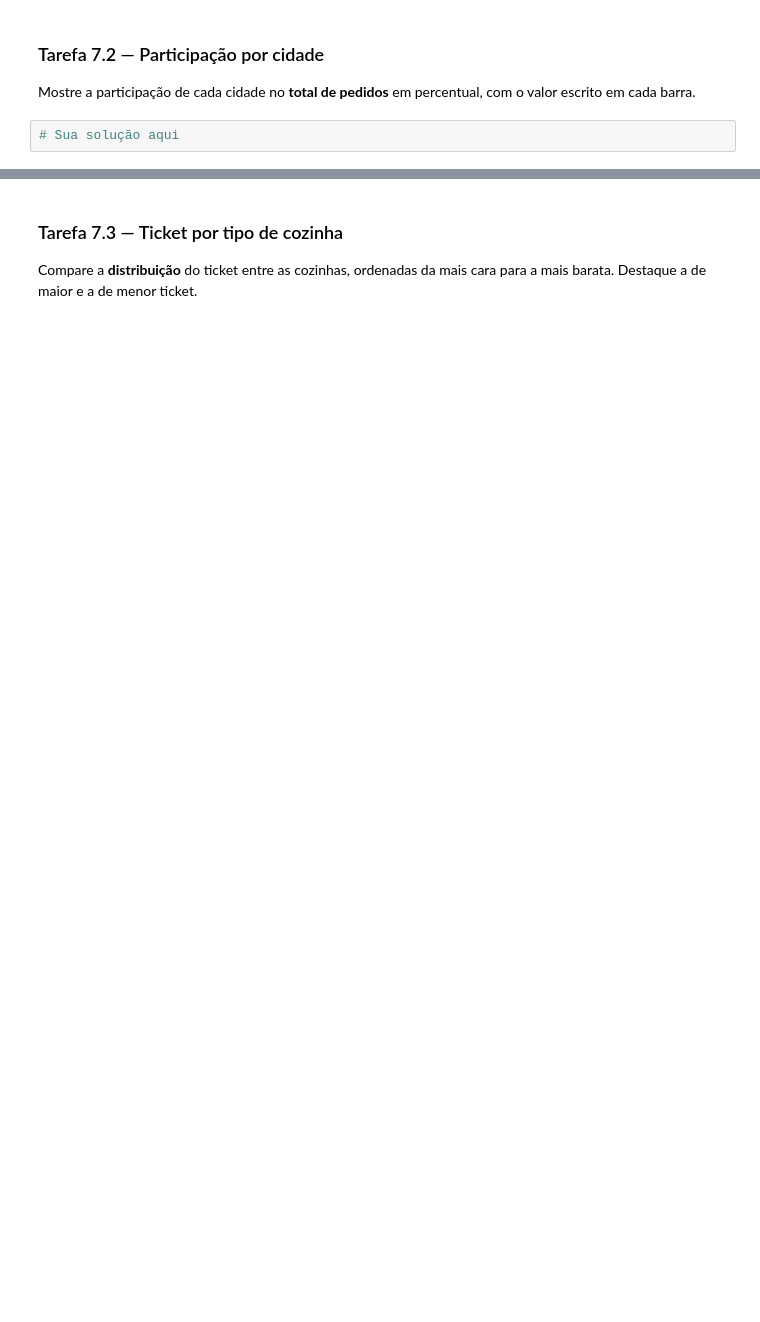
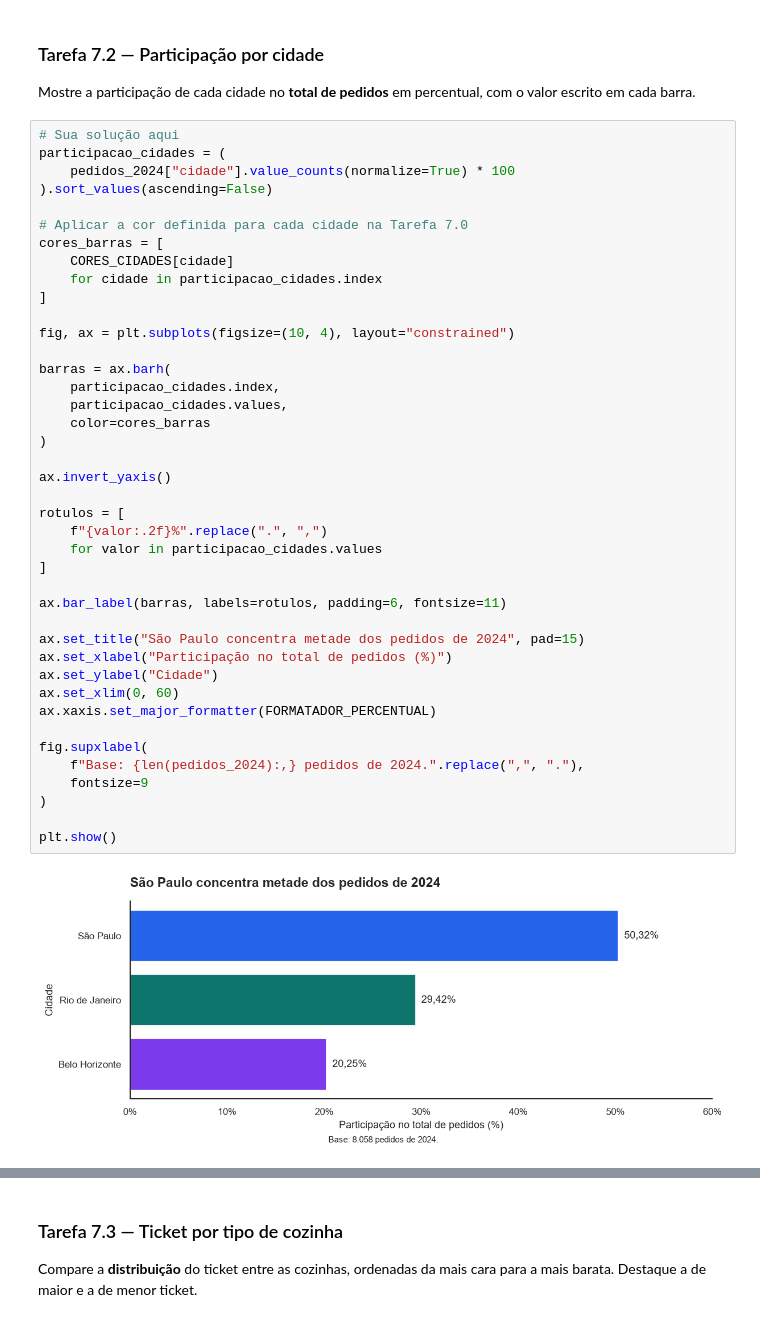
Before and after one commit to deborabaldeznilo/projeto-delivery, a Jupyter notebook: projeto_final.ipynb, the cells around one changed output, grey strips where cells are left out. Drawn from its saved outputs; the diff is of its cells as text; blank space fills up the shorter version.

```diff
--- a/projeto_final.ipynb
+++ b/projeto_final.ipynb
@@ -2349,3 +2530,44 @@ Mostre a distribuição de `valor_pedido` com marcação da **média** e da **me
 Mostre a participação de cada cidade no **total de pedidos** em percentual, com o valor escrito em cada barra.
 # %%
 # Sua solução aqui
+participacao_cidades = (
+    pedidos_2024["cidade"].value_counts(normalize=True) * 100
+).sort_values(ascending=False)
+
+# Aplicar a cor definida para cada cidade na Tarefa 7.0
+cores_barras = [
+    CORES_CIDADES[cidade]
+    for cidade in participacao_cidades.index
+]
+
+fig, ax = plt.subplots(figsize=(10, 4), layout="constrained")
+
+barras = ax.barh(
+    participacao_cidades.index,
+    participacao_cidades.values,
+    color=cores_barras
+)
+
+ax.invert_yaxis()
+
+rotulos = [
+    f"{valor:.2f}%".replace(".", ",")
+    for valor in participacao_cidades.values
+]
+
+ax.bar_label(barras, labels=rotulos, padding=6, fontsize=11)
+
+ax.set_title("São Paulo concentra metade dos pedidos de 2024", pad=15)
+ax.set_xlabel("Participação no total de pedidos (%)")
+ax.set_ylabel("Cidade")
+ax.set_xlim(0, 60)
+ax.xaxis.set_major_formatter(FORMATADOR_PERCENTUAL)
+
+fig.supxlabel(
+    f"Base: {len(pedidos_2024):,} pedidos de 2024.".replace(",", "."),
+    fontsize=9
+)
+
+plt.show()
+# %% [output]
+[figure, added]
```
Also changed, not shown: parts of 50 cells of this notebook.
